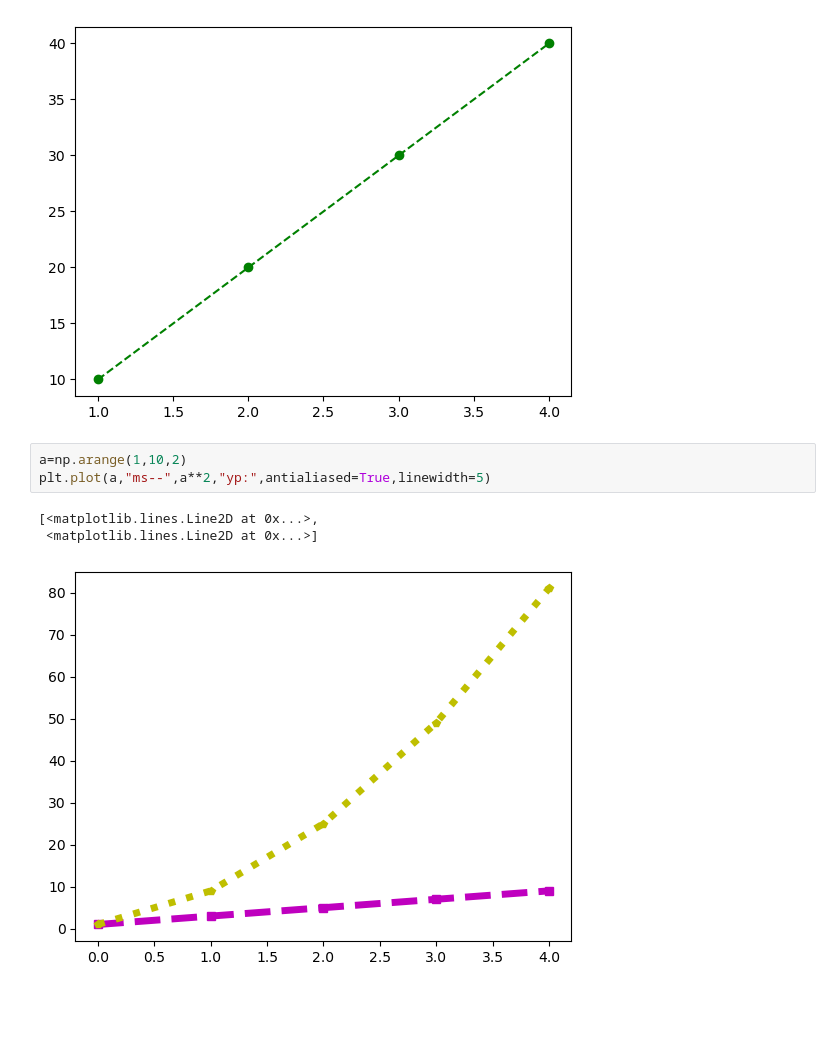
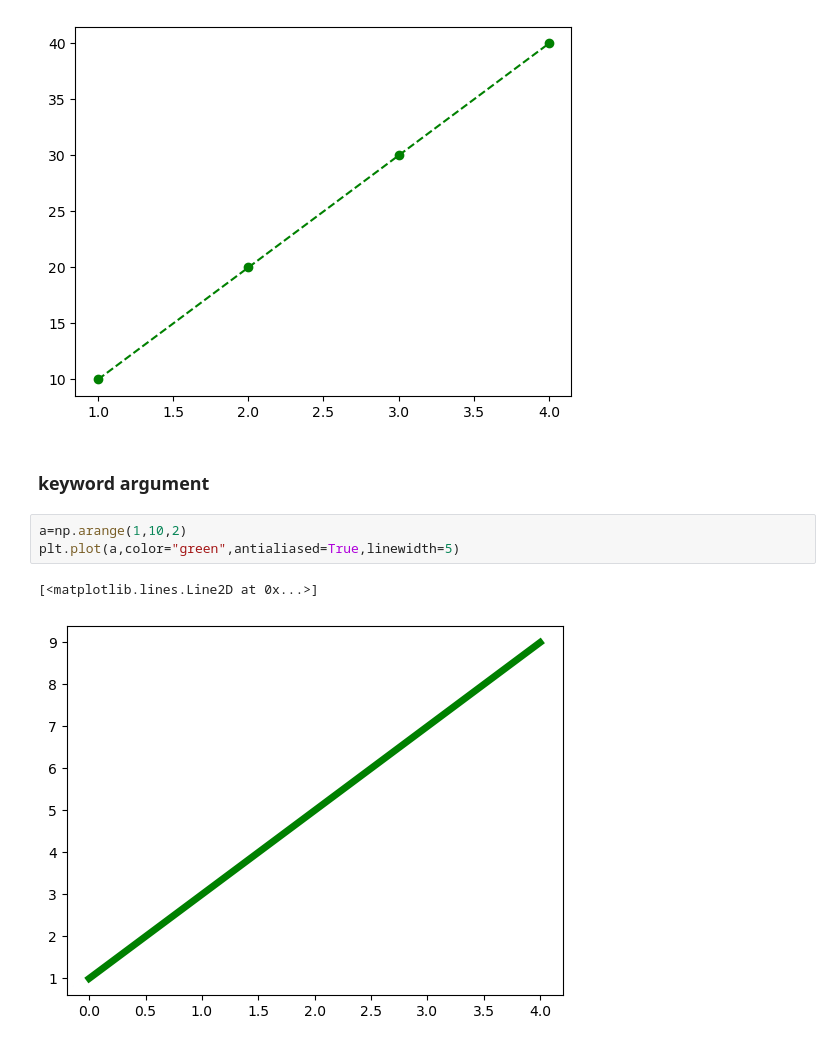
Before and after one commit to Sharafunneesa-pp/DataScienceToolkit, a Jupyter notebook: matplotlib.ipynb, the cells around one changed output. Drawn from its saved outputs; the diff is of its cells as text; blank space fills up the shorter version.

Commit message:
matplotlib updated

```diff
--- a/matplotlib.ipynb
+++ b/matplotlib.ipynb
@@ -26,10 +26,11 @@ plt.plot([1,2,3,4],[10,20,30,40],'o--g')
 # %% [output]
 [<matplotlib.lines.Line2D at 0x...>]
 [figure]
+# %% [markdown]
+### keyword argument
 # %%
 a=np.arange(1,10,2)
-plt.plot(a,"ms--",a**2,"yp:",antialiased=True,linewidth=5)
+plt.plot(a,color="green",antialiased=True,linewidth=5)
 # %% [output]
-[<matplotlib.lines.Line2D at 0x...>,
- <matplotlib.lines.Line2D at 0x...>]
+[<matplotlib.lines.Line2D at 0x...>]
-[figure, old version]
+[figure, new version]
```
Also changed, not shown: parts of 22 cells of this notebook.
